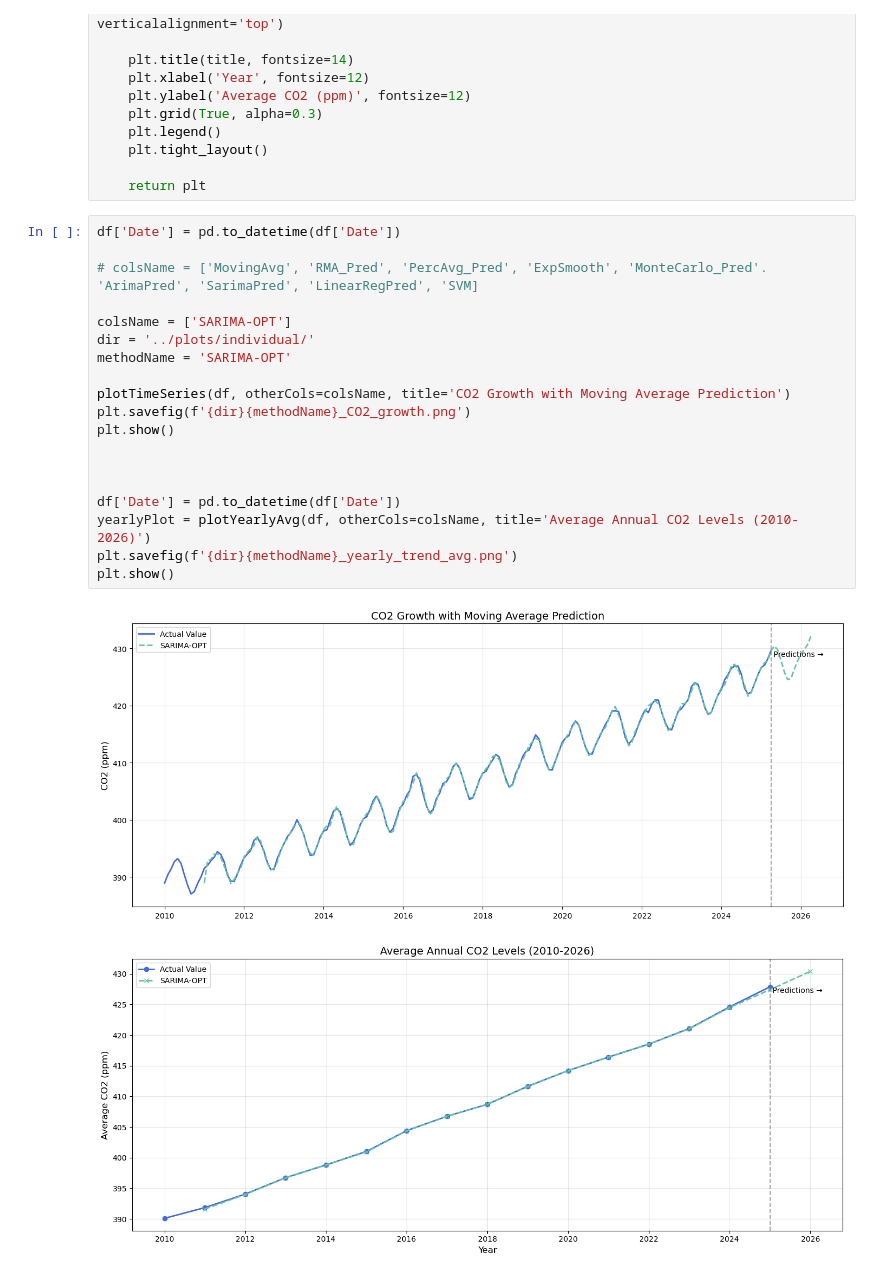
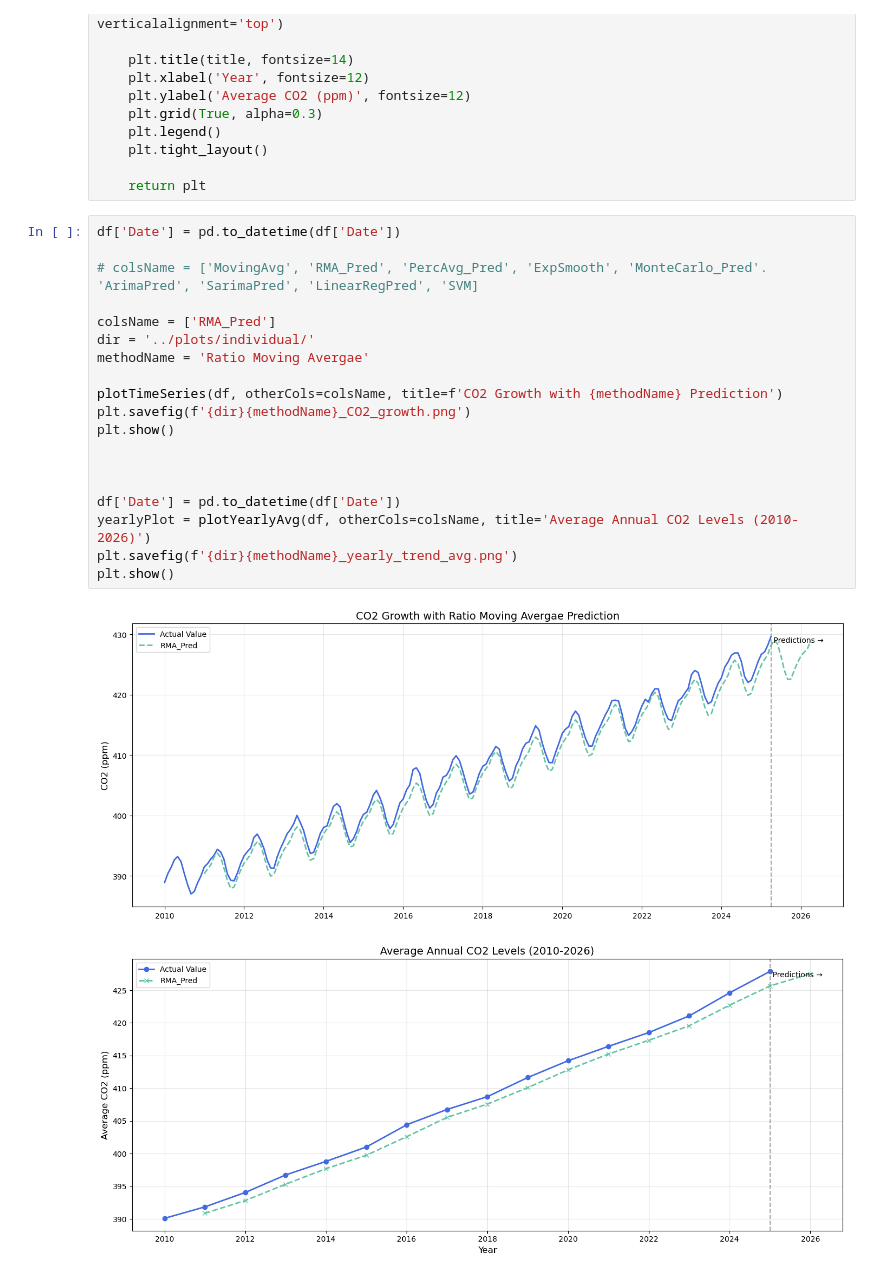
Before and after one commit to aLieexe/statistika-final-proj, a Jupyter notebook: src/plot-prediction.ipynb, the cells around one changed output. Saved outputs shown, nothing was run; the diff lists cells and outputs as text.

```diff
--- a/src/plot-prediction.ipynb
+++ b/src/plot-prediction.ipynb
@@ -105,22 +105,22 @@ def plotYearlyAvg(df, valueCol='Value', otherCols=None, title='Annual CO2 Levels
 # %%
 df['Date'] = pd.to_datetime(df['Date'])
 
 # colsName = ['MovingAvg', 'RMA_Pred', 'PercAvg_Pred', 'ExpSmooth', 'MonteCarlo_Pred'. 'ArimaPred', 'SarimaPred', 'LinearRegPred', 'SVM]
 
-colsName = ['SARIMA-OPT']
+colsName = ['RMA_Pred']
 dir = '../plots/individual/'
-methodName = 'SARIMA-OPT'
+methodName = 'Ratio Moving Avergae'
 
-plotTimeSeries(df, otherCols=colsName, title='CO2 Growth with Moving Average Prediction')
+plotTimeSeries(df, otherCols=colsName, title=f'CO2 Growth with {methodName} Prediction')
 plt.savefig(f'{dir}{methodName}_CO2_growth.png')
 plt.show()
 
 
 
 df['Date'] = pd.to_datetime(df['Date'])
 yearlyPlot = plotYearlyAvg(df, otherCols=colsName, title='Average Annual CO2 Levels (2010-2026)')
 plt.savefig(f'{dir}{methodName}_yearly_trend_avg.png')
 plt.show()
 # %% [output]
-[figure, old version]
+[figure, new version]
-[figure, old version]
+[figure, new version]
```
Also changed, not shown: parts of 1 cell of this notebook, 18 other files.
